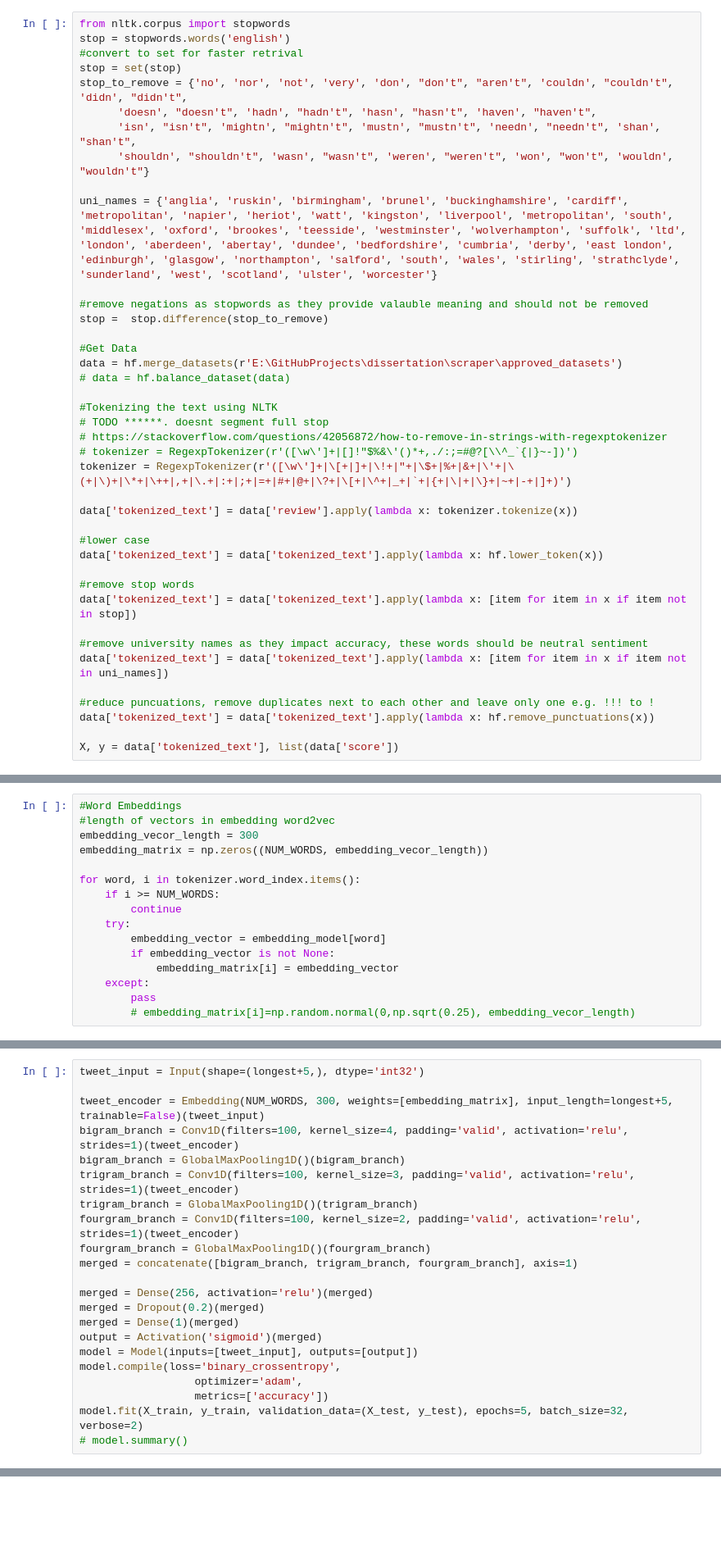
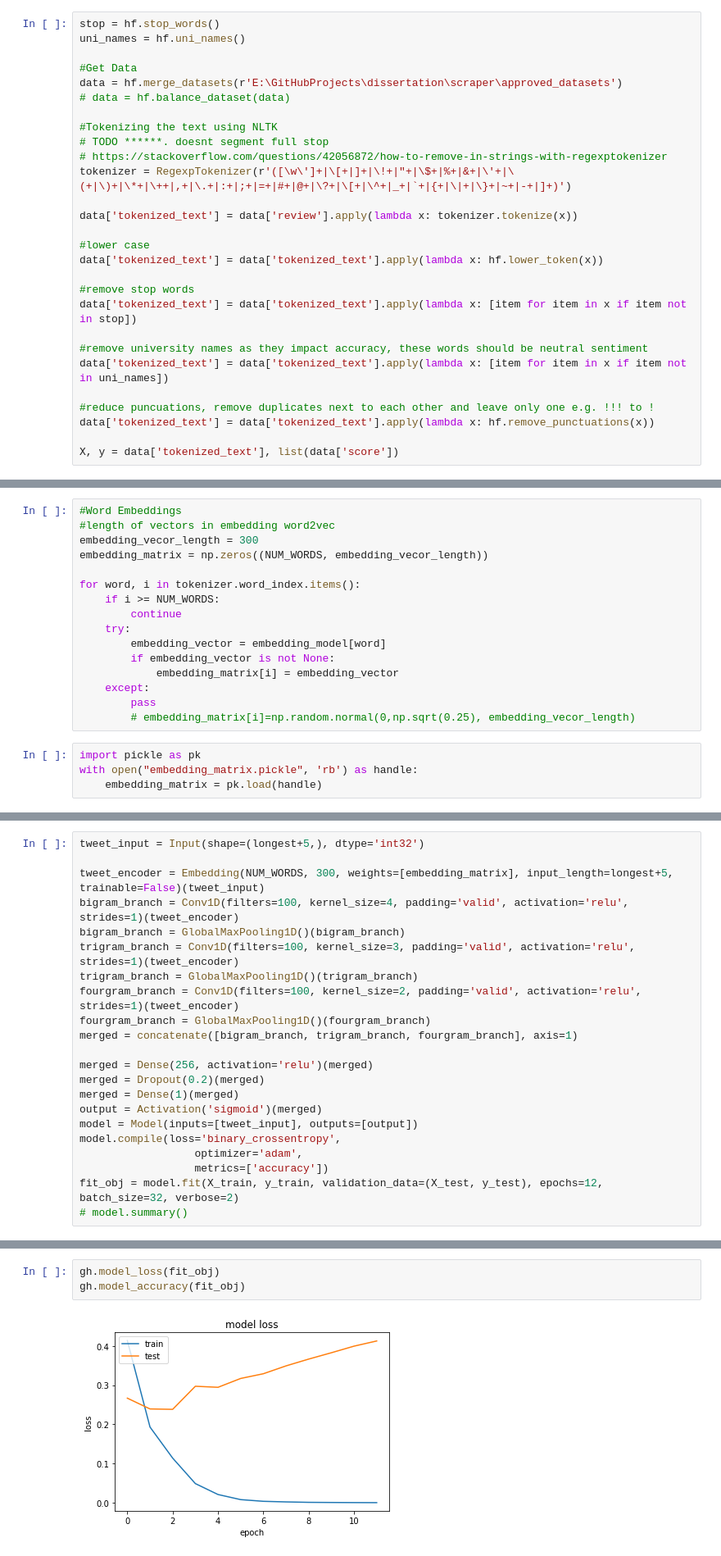
Before and after one commit to kamilszymczak/dissertation, a Jupyter notebook: ml/convnet.ipynb, the cells around one changed output, grey strips where cells are left out. Shown: that part at 82% size. Drawn from its saved outputs; the diff is of its cells as text; blank space fills up the shorter version.

Commit message:
convnet: updated Tuner, code to export embeddings to file, comments and tidying

```diff
--- a/ml/convnet.ipynb
+++ b/ml/convnet.ipynb
@@ -24,19 +23,8 @@ embedding_model.init_sims(replace=True)
 # %% [markdown]
 ## Loading and Pre-processing the dataset
 # %%
-from nltk.corpus import stopwords
-stop = stopwords.words('english')
-#convert to set for faster retrival
-stop = set(stop)
-stop_to_remove = {'no', 'nor', 'not', 'very', 'don', "don't", "aren't", 'couldn', "couldn't", 'didn', "didn't",
-      'doesn', "doesn't", 'hadn', "hadn't", 'hasn', "hasn't", 'haven', "haven't",
-      'isn', "isn't", 'mightn', "mightn't", 'mustn', "mustn't", 'needn', "needn't", 'shan', "shan't",
-      'shouldn', "shouldn't", 'wasn', "wasn't", 'weren', "weren't", 'won', "won't", 'wouldn', "wouldn't"}
-
-uni_names = {'anglia', 'ruskin', 'birmingham', 'brunel', 'buckinghamshire', 'cardiff', 'metropolitan', 'napier', 'heriot', 'watt', 'kingston', 'liverpool', 'metropolitan', 'south', 'middlesex', 'oxford', 'brookes', 'teesside', 'westminster', 'wolverhampton', 'suffolk', 'ltd', 'london', 'aberdeen', 'abertay', 'dundee', 'bedfordshire', 'cumbria', 'derby', 'east london', 'edinburgh', 'glasgow', 'northampton', 'salford', 'south', 'wales', 'stirling', 'strathclyde', 'sunderland', 'west', 'scotland', 'ulster', 'worcester'}
-
-#remove negations as stopwords as they provide valauble meaning and should not be removed
-stop =  stop.difference(stop_to_remove)
+stop = hf.stop_words()
+uni_names = hf.uni_names()
 
 #Get Data
 data = hf.merge_datasets(r'E:\GitHubProjects\dissertation\scraper\approved_datasets')
@@ -45,7 +33,6 @@ data = hf.merge_datasets(r'E:\GitHubProjects\dissertation\scraper\approved_datas
 #Tokenizing the text using NLTK
 # TODO ******. doesnt segment full stop
 # https://stackoverflow.com/questions/42056872/how-to-remove-in-strings-with-regexptokenizer
-# tokenizer = RegexpTokenizer(r'([\w\']+|[]!"$%&\'()*+,./:;=#@?[\\^_`{|}~-])')
 tokenizer = RegexpTokenizer(r'([\w\']+|\[+|]+|\!+|"+|\$+|%+|&+|\'+|\(+|\)+|\*+|\++|,+|\.+|:+|;+|=+|#+|@+|\?+|\[+|\^+|_+|`+|{+|\|+|\}+|~+|-+|]+)')
 
 data['tokenized_text'] = data['review'].apply(lambda x: tokenizer.tokenize(x))
@@ -110,6 +97,10 @@ for word, i in tokenizer.word_index.items():
     except:
         pass
         # embedding_matrix[i]=np.random.normal(0,np.sqrt(0.25), embedding_vecor_length)
+# %%
+import pickle as pk
+with open("embedding_matrix.pickle", 'rb') as handle:
+    embedding_matrix = pk.load(handle)
 # %%
 from tensorflow.keras import layers, regularizers
 from tensorflow.keras.models import Sequential, Model
@@ -163,7 +173,7 @@ model = Model(inputs=[tweet_input], outputs=[output])
 model.compile(loss='binary_crossentropy',
                   optimizer='adam',
                   metrics=['accuracy'])
-model.fit(X_train, y_train, validation_data=(X_test, y_test), epochs=5, batch_size=32, verbose=2)
+fit_obj = model.fit(X_train, y_train, validation_data=(X_test, y_test), epochs=12, batch_size=32, verbose=2)
 # model.summary()
 # %% [output]
 Train on 2277 samples, validate on 570 samples
@@ -180,0 +196,5 @@ Epoch 5/5
+# %%
+gh.model_loss(fit_obj)
+gh.model_accuracy(fit_obj)
+# %% [output]
+[figure, added]
```
Also changed, not shown: parts of 19 cells of this notebook.
